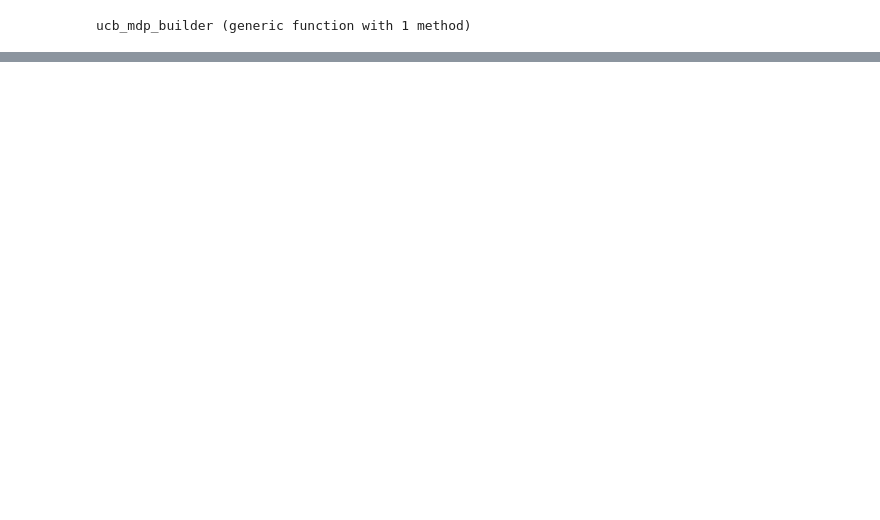
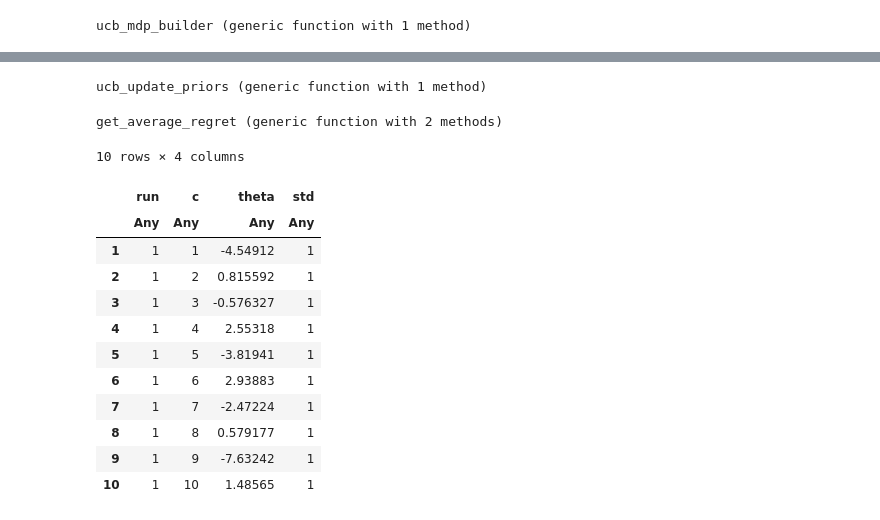
Before and after one commit to efancher/cs234_work_final_project, a Jupyter notebook: Final_Project_Parallel_Chains.ipynb, the cells around one changed output, grey strips where cells are left out. Cells and saved outputs as stored; diff of their text form; code cells hidden in the pictures; blank space fills up the shorter version.

```diff
--- a/Final_Project_Parallel_Chains.ipynb
+++ b/Final_Project_Parallel_Chains.ipynb
@@ -340,0 +307,42 @@ e: 1, t: 30, agent 3, result: (s = [6, 30], a = 1, r = 81.30541692118248, sp = [
+# %%
+
+using DataFrames
+using Statistics
+function ucb_update_priors(priors, hist)
+    # each state must be visted me times to update the prior
+    # me is # of S*D^2 s= states, D =diameter (https://www.aaai.org/ocs/index.php/AAAI/AAAI15/paper/view/9542/9919)
+    #     (D defined in http://www.jmlr.org/papers/volume11/jaksch10a/jaksch10a.pdf)
+    ## ^^^ Actually, think should just do this statistically, and if n > 2, then we can adjust the prior.
+    df = DataFrame(epoch = [x[1] for x in hist], agent=[x[2] for x in hist],
+               time = [x[3] for x in hist], chain = [x[4][1] for x in hist], chain_state = [x[4][2] for x in hist],
+        reward = [x[5] for x in hist])
+    new_theta = []
+    new_std = []
+    new_state = []
+    for arow in eachrow(priors)
+        if nrow(df[(df.chain.==arow.state[1]).&(df.chain_state.==arow.state[2]),:]) > 1
+            # print("df subset:")
+            # println(df[(df.chain.==arow.state[1]).&(df.chain_state.==arow.state[2]),:])
+            # new mean = (s_p^2 /(s_s^2 + s_p^2 )) * mu_s + (s_s^2 /(s_s^2 + s_p^2 )) * mu_p
+            # new std = 1/(1/(s_p^2) + 1/(s_s^2)
+            mu_p = arow.theta
+            s_p_2 = arow.std^2
+            mu_s = mean(df[(df.chain.==arow.state[1]).&(df.chain_state.==arow.state[2]),:].reward)
+            s_s_2 = var(df[(df.chain.==arow.state[1]).&(df.chain_state.==arow.state[2]),:].reward)
+            # println("mu_p:$mu_p,s_p_2:$s_p_2,mu_s:$mu_s,s_s_2:$s_s_2")
+            tmp_theta =  (s_p_2/(s_s_2 + s_p_2)) * mu_s + (s_s_2/(s_s_2 + s_p_2)) * mu_p
+            tmp_std = 1/(1/s_p_2 + 1/s_s_2)
+        else
+            tmp_theta =  arow.theta
+            tmp_std = arow.std
+        end
+        push!(new_state, arow.state)
+        push!(new_theta, tmp_theta)
+        push!(new_std, tmp_std)
+    end
+    new_priors = DataFrame(theta=new_theta, std=new_std, state=new_state)
+    #println("new priors: $new_priors")
+    return new_priors
+end
+# %% [output]
+ucb_update_priors (generic function with 1 method)
@@ -340,0 +352,31 @@ e: 1, t: 30, agent 3, result: (s = [6, 30], a = 1, r = 81.30541692118248, sp = [
+# %%
+function get_average_regret(results, chain_len, num_chains, theta)
+    df = DataFrame(run = [x[1] for x in results], epoch = [x[2] for x in results], agent=[x[3] for x in results],
+               time = [x[4] for x in results], c = [x[5][1] for x in results], state = [x[5][1] for x in results],
+               reward = [x[6] for x in results])
+    df_R = df[df.reward.>0,:]
+    th_max = by(theta, :run, :theta => maximum)
+    theta_joined = join(theta, th_max, on = :run)
+    df_joined = join(df_R, theta_joined, on = [:run,:c] )
+    # needs to be max theta
+    df_joined.Regret = df_joined.theta - df_joined.reward
+    df_joined
+end
+# %% [output]
+get_average_regret (generic function with 2 methods)
+# %%
+true_values_list
+# %% [output]
+10 rows × 4 columns
+|  | run | c | theta | std |
+|  | Any | Any | Any | Any |
+| 1 | 1 | 1 | -4.54912 | 1 |
+| 2 | 1 | 2 | 0.815592 | 1 |
+| 3 | 1 | 3 | -0.576327 | 1 |
+| 4 | 1 | 4 | 2.55318 | 1 |
+| 5 | 1 | 5 | -3.81941 | 1 |
+| 6 | 1 | 6 | 2.93883 | 1 |
+| 7 | 1 | 7 | -2.47224 | 1 |
+| 8 | 1 | 8 | 0.579177 | 1 |
+| 9 | 1 | 9 | -7.63242 | 1 |
+| 10 | 1 | 10 | 1.48565 | 1 |
```
Also changed, not shown: parts of 14 cells of this notebook, 2 other files.
